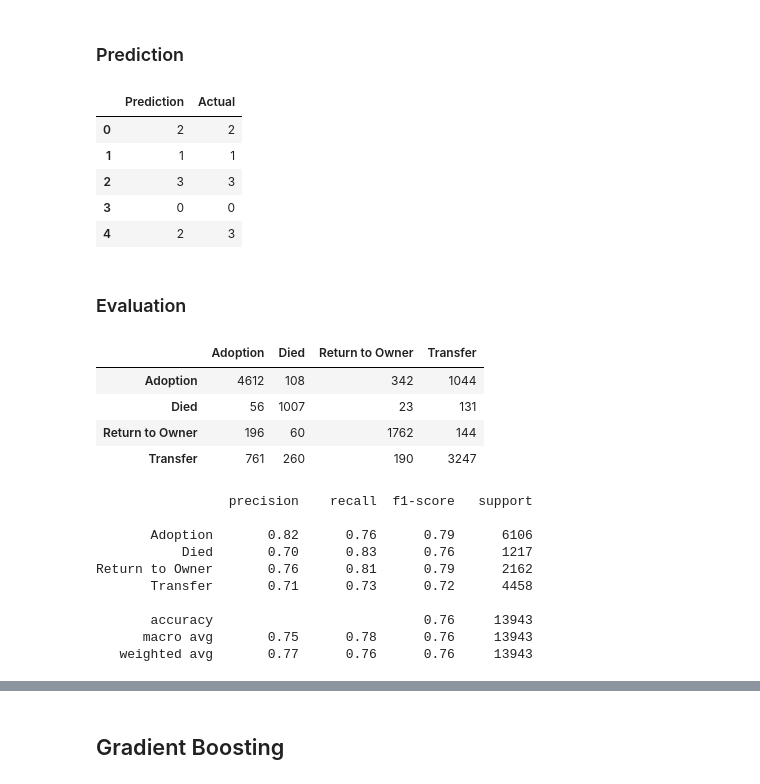
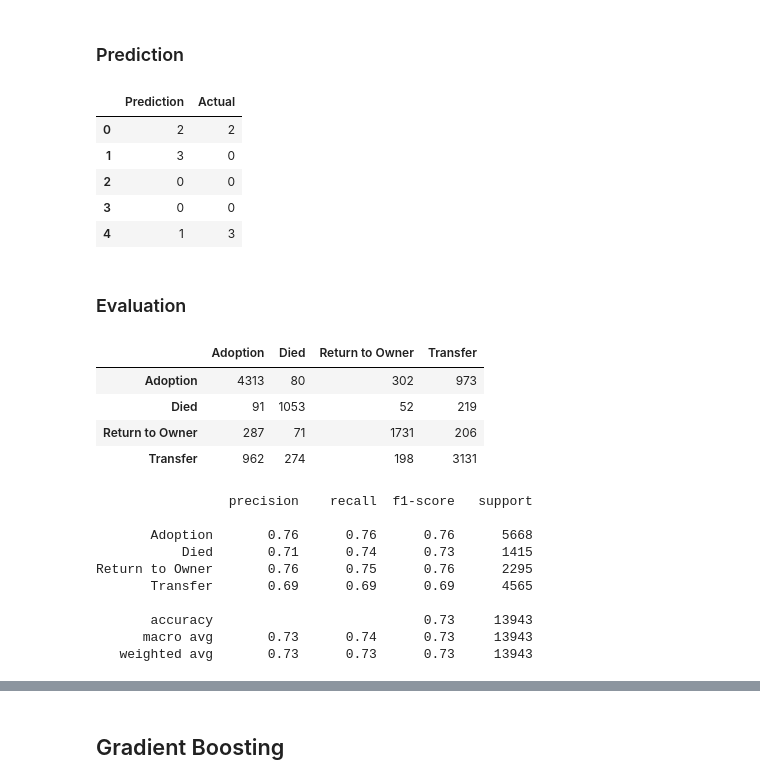
Before and after one commit to kevinsguo/Group_5_Animal_Adoption, a Jupyter notebook: Becky/Machine_Learning_Model.ipynb, the cells around one changed output, grey strips where cells are left out. Cells and saved outputs as stored; diff of their text form; code cells hidden in the pictures.

```diff
--- a/Becky/Machine_Learning_Model.ipynb
+++ b/Becky/Machine_Learning_Model.ipynb
@@ -20,7 +20,7 @@ intake_df = pd.read_sql_table('animal_intake', engine)
 outcome_df = pd.read_sql_table('animal_outcome', engine)
 # %%
 # merge data
-df = intake_df.merge(outcome_df, on='animal_id', how='inner')
+df = intake_df.merge(outcome_df, on='animal_id', how='left')
 df.head()
 # %% [output]
 |  | animal_id | datetime_intake | found_location | intake_type | intake_condition | animal_type_intake | ... |
@@ -51,12 +51,6 @@ Data columns (total 16 columns):
  15  datetime_length     55806 non-null  float64
 dtypes: datetime64[ns](2), float64(1), int64(1), object(12)
 memory usage: 7.2+ MB
-# %%
-# Create a new column for Intake_Month
-df['intake_month'] = pd.DatetimeIndex(df.datetime_intake).month
-# %%
-# Create a new column for Outcome_month
-df['outcome_month'] = pd.DatetimeIndex(df.datetime_outcome).month
 # %%
 # review distribution of length of stay
 sns.histplot(data= df[df.datetime_length < 100], x='datetime_length')
@@ -226,26 +228,26 @@ X_test_scaled = X_scaler.transform(X_test)
 rf_model = RandomForestClassifier(n_estimators=128, random_state=78)
 # %%
 # fit model
-rf_model.fit(X_train_scaled, y_train)
+rf_model.fit(X_train, y_train)
 # %% [output]
 RandomForestClassifier(n_estimators=128, random_state=78)
 # %% [markdown]
 ### Prediction
 # %%
 # Predict and view results
-y_pred = rf_model.predict(X_test_scaled)
+y_pred = rf_model.predict(X_test)
 results = pd.DataFrame({
    "Prediction": y_pred,
    "Actual": y_test
 }).reset_index(drop=True)
 results.head()
 # %% [output]
 |  | Prediction | Actual |
 | 0 | 2 | 2 |
-| 1 | 1 | 1 |
-| 2 | 3 | 3 |
+| 1 | 3 | 0 |
+| 2 | 0 | 0 |
 | 3 | 0 | 0 |
-| 4 | 2 | 3 |
+| 4 | 1 | 3 |
 # %% [markdown]
 ### Evaluation
 # %%
@@ -257,24 +259,24 @@ cm_df = pd.DataFrame(cm,
 cm_df
 # %% [output]
 |  | Adoption | Died | Return to Owner | Transfer |
-| Adoption | 4612 | 108 | 342 | 1044 |
-| Died | 56 | 1007 | 23 | 131 |
-| Return to Owner | 196 | 60 | 1762 | 144 |
-| Transfer | 761 | 260 | 190 | 3247 |
+| Adoption | 4313 | 80 | 302 | 973 |
+| Died | 91 | 1053 | 52 | 219 |
+| Return to Owner | 287 | 71 | 1731 | 206 |
+| Transfer | 962 | 274 | 198 | 3131 |
 # %%
 # print classification report
 print(classification_report(y_pred, y_test, target_names=['Adoption', 'Died', 'Return to Owner', 'Transfer']))
 # %% [output]
                  precision    recall  f1-score   support
 
-       Adoption       0.82      0.76      0.79      6106
-           Died       0.70      0.83      0.76      1217
-Return to Owner       0.76      0.81      0.79      2162
-       Transfer       0.71      0.73      0.72      4458
+       Adoption       0.76      0.76      0.76      5668
+           Died       0.71      0.74      0.73      1415
+Return to Owner       0.76      0.75      0.76      2295
+       Transfer       0.69      0.69      0.69      4565
 
-       accuracy                           0.76     13943
-      macro avg       0.75      0.78      0.76     13943
-   weighted avg       0.77      0.76      0.76     13943
+       accuracy                           0.73     13943
+      macro avg       0.73      0.74      0.73     13943
+   weighted avg       0.73      0.73      0.73     13943
 # %%
 # show feature importance
 feat_imp = pd.Series(rf_model.feature_importances_, index=X.columns)
```
Also changed, not shown: parts of 9 cells of this notebook, 2 other files.
